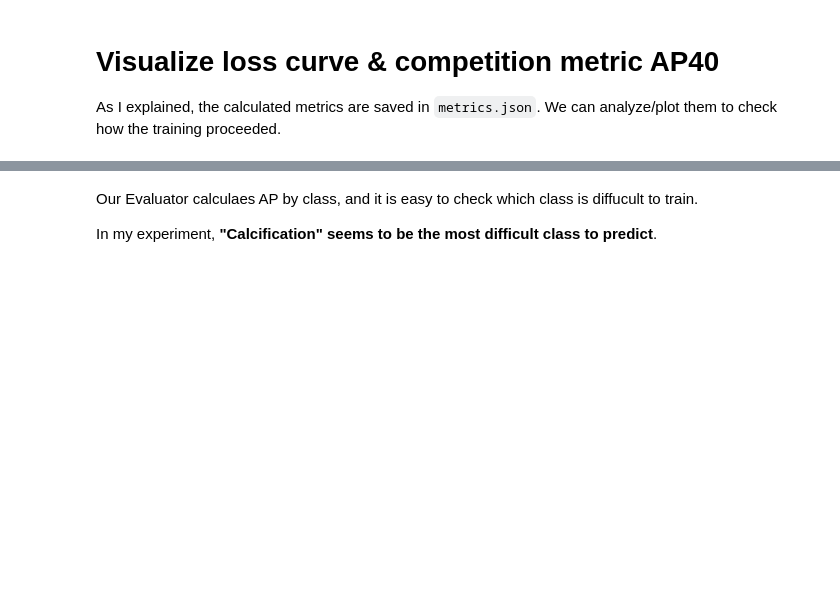
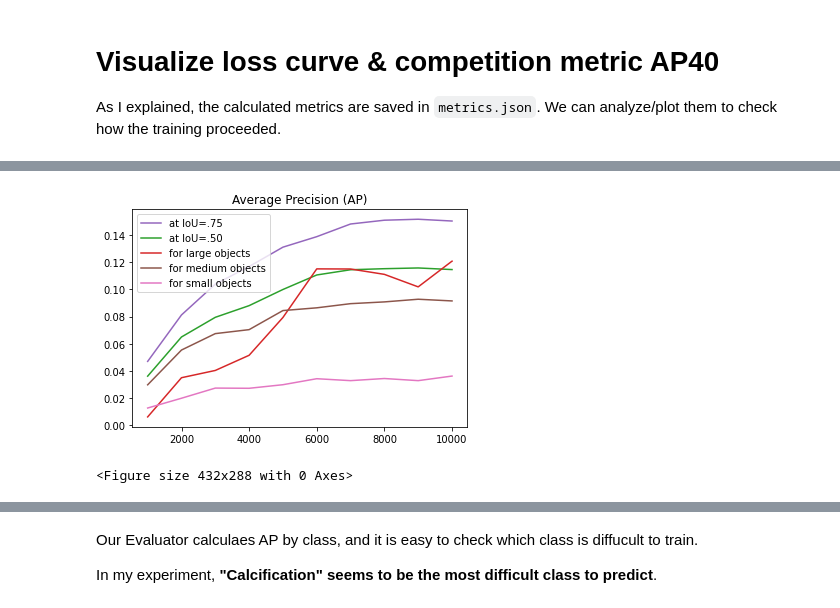
Before and after one commit to Hryniewska/VinBigData, a Jupyter notebook: vinbigdata-detectron2-train.ipynb, the cells around one changed output, grey strips where cells are left out. Saved outputs shown, nothing was run; the diff lists cells and outputs as text; code cells hidden in the pictures; blank space fills up the shorter version.

```diff
--- a/vinbigdata-detectron2-train.ipynb
+++ b/vinbigdata-detectron2-train.ipynb
@@ -1703,15 +1741,28 @@ plt.savefig(outdir/"loss.png")
 # %%
 fig, ax = plt.subplots()
+
+mdf4 = mdf[~mdf["bbox/AP50"].isna()]
+ax.plot(mdf4["iteration"], mdf4["bbox/AP75"] / 100., c="C4", label="at IoU=.75")
+
 mdf3 = mdf[~mdf["bbox/AP75"].isna()]
-ax.plot(mdf3["iteration"], mdf3["bbox/AP75"] / 100., c="C2", label="validation")
+ax.plot(mdf3["iteration"], mdf3["bbox/AP50"] / 100., c="C2", label="at IoU=.50")
 
-mdf4 = mdf[~mdf["bbox/AP75"].isna()]
-ax.plot(mdf4["iteration"], mdf4["bbox/AP75"] / 100., c="C4", label="train")
+mdf5 = mdf[~mdf["bbox/APl"].isna()]
+ax.plot(mdf5["iteration"], mdf5["bbox/APl"] / 100., c="C3", label="for large objects")
+
+mdf6 = mdf[~mdf["bbox/APm"].isna()]
+ax.plot(mdf6["iteration"], mdf6["bbox/APm"] / 100., c="C5", label="for medium objects")
+
+mdf7 = mdf[~mdf["bbox/APs"].isna()]
+ax.plot(mdf7["iteration"], mdf7["bbox/APs"] / 100., c="C6", label="for small objects")
 
 ax.legend()
-ax.set_title("AP40")
+ax.set_title("Average Precision (AP)")
 plt.show()
-plt.savefig(outdir / "AP40.png")
+plt.savefig(outdir / "AP.png")
+# %% [output]
+[figure, added]
+<Figure size 432x288 with 0 Axes>
 # %%
 fig, ax = plt.subplots()
 mdf_bbox_class = mdf3.iloc[-1][[f"bbox/AP-{col}" for col in thing_classes]]
```
Also changed, not shown: parts of 19 cells of this notebook, 1 other file.
